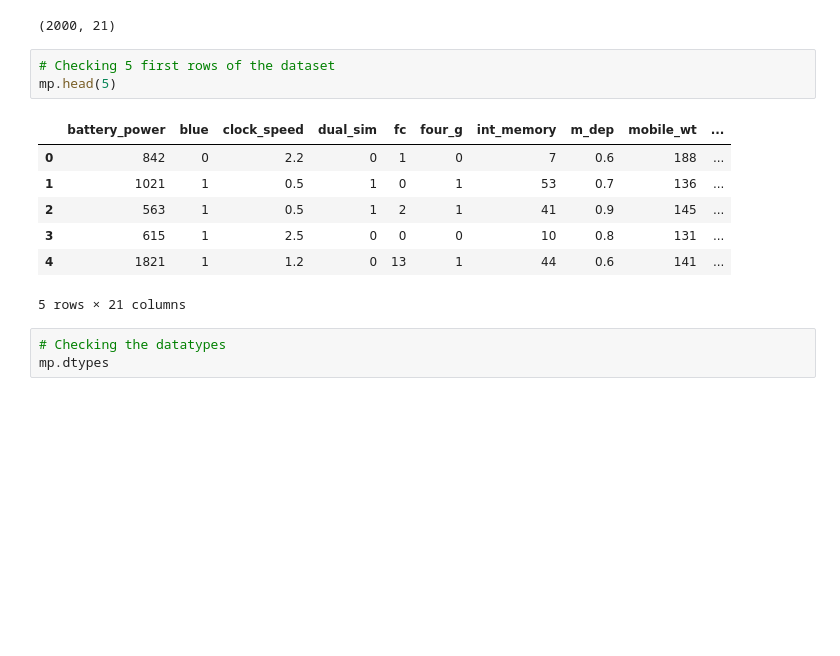
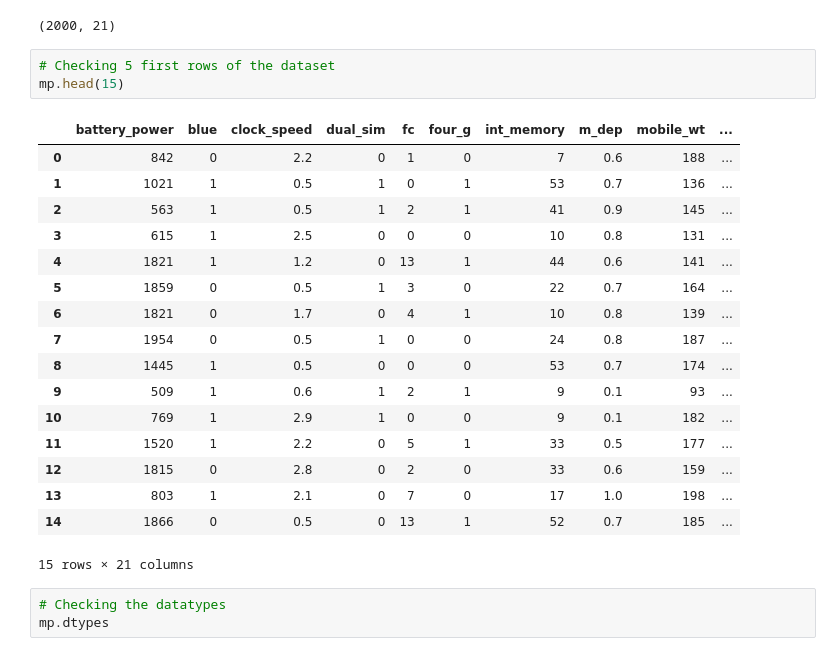
Before and after one commit to slawomirzurek/Data_Analysis_and_Programming_in_Python, a Jupyter notebook: Task.ipynb, the cells around one changed output. Cells and saved outputs as stored; diff of their text form; blank space fills up the shorter version.

```diff
--- a/Task.ipynb
+++ b/Task.ipynb
@@ -18,15 +20,25 @@ mp.shape
 (2000, 21)
 # %%
 # Checking 5 first rows of the dataset
-mp.head(5)
+mp.head(15)
 # %% [output]
 |  | battery_power | blue | clock_speed | dual_sim | fc | four_g | int_memory | m_dep | mobile_wt | ... |
 | 0 | 842 | 0 | 2.2 | 0 | 1 | 0 | 7 | 0.6 | 188 | ... |
 | 1 | 1021 | 1 | 0.5 | 1 | 0 | 1 | 53 | 0.7 | 136 | ... |
 | 2 | 563 | 1 | 0.5 | 1 | 2 | 1 | 41 | 0.9 | 145 | ... |
 | 3 | 615 | 1 | 2.5 | 0 | 0 | 0 | 10 | 0.8 | 131 | ... |
 | 4 | 1821 | 1 | 1.2 | 0 | 13 | 1 | 44 | 0.6 | 141 | ... |
+| 5 | 1859 | 0 | 0.5 | 1 | 3 | 0 | 22 | 0.7 | 164 | ... |
+| 6 | 1821 | 0 | 1.7 | 0 | 4 | 1 | 10 | 0.8 | 139 | ... |
+| 7 | 1954 | 0 | 0.5 | 1 | 0 | 0 | 24 | 0.8 | 187 | ... |
+| 8 | 1445 | 1 | 0.5 | 0 | 0 | 0 | 53 | 0.7 | 174 | ... |
+| 9 | 509 | 1 | 0.6 | 1 | 2 | 1 | 9 | 0.1 | 93 | ... |
+| 10 | 769 | 1 | 2.9 | 1 | 0 | 0 | 9 | 0.1 | 182 | ... |
+| 11 | 1520 | 1 | 2.2 | 0 | 5 | 1 | 33 | 0.5 | 177 | ... |
+| 12 | 1815 | 0 | 2.8 | 0 | 2 | 0 | 33 | 0.6 | 159 | ... |
+| 13 | 803 | 1 | 2.1 | 0 | 7 | 0 | 17 | 1.0 | 198 | ... |
+| 14 | 1866 | 0 | 0.5 | 0 | 13 | 1 | 52 | 0.7 | 185 | ... |
-5 rows × 21 columns
+15 rows × 21 columns
 # %%
 # Checking the datatypes
 mp.dtypes
```
Also changed, not shown: parts of 7 cells of this notebook.
